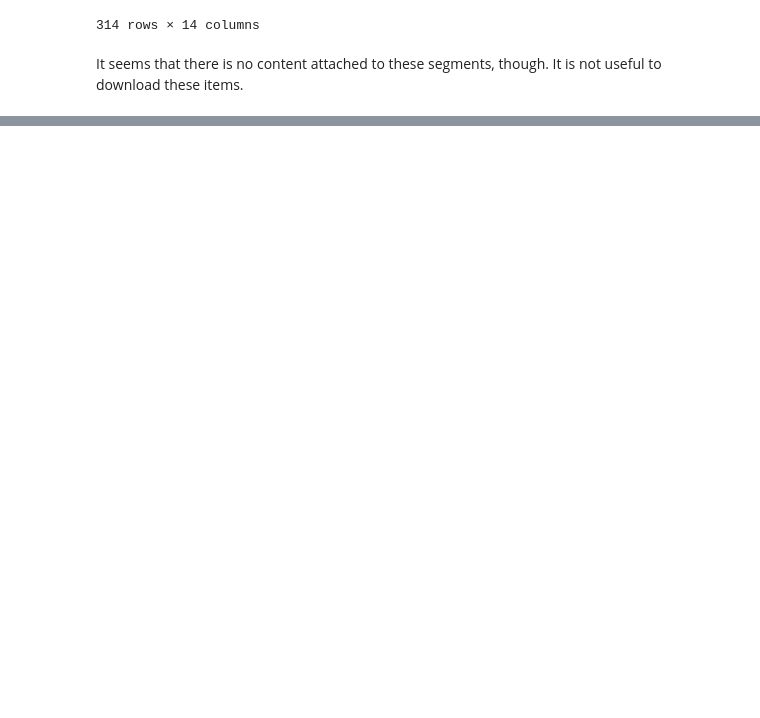
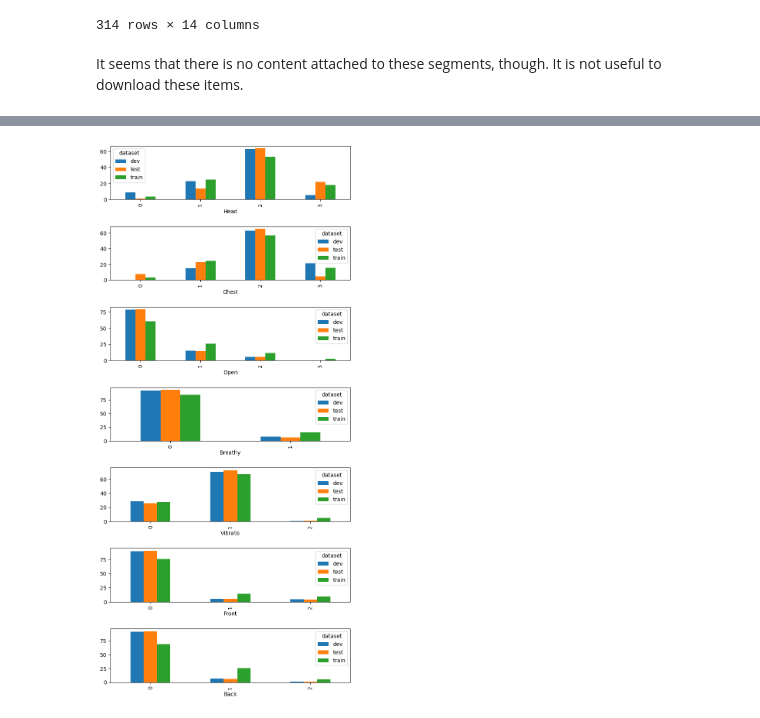
Before and after one commit to mkouhia/singing-voice-quality-regressor, a Jupyter notebook: notebooks/01 SVQTD dataset exploration.ipynb, the cells around one changed output, grey strips where cells are left out. Saved outputs shown, nothing was run; the diff lists cells and outputs as text; code cells hidden in the pictures; blank space fills up the shorter version.

```diff
--- a/notebooks/01 SVQTD dataset exploration.ipynb
+++ b/notebooks/01 SVQTD dataset exploration.ipynb
@@ -276,0 +310,16 @@ minimum: 0.171 s
+# %%
+train = pd.read_parquet("../data/train_filter.parquet")
+dev = pd.read_parquet("../data/dev_filter.parquet")
+test = pd.read_parquet("../data/test_filter.parquet")
+
+all_data = pd.concat(
+    [
+        train.assign(dataset="train"),
+        dev.assign(dataset="dev"),
+        test.assign(dataset="test"),
+    ],
+    axis=0,
+    ignore_index=True,
+)
+
+all_data.describe()
@@ -276,0 +336,25 @@ minimum: 0.171 s
+# %%
+col_names = ["Head", "Chest", "Open", "Breathy", "Vibrato", "Front", "Back"]
+
+
+def col_summary(col: str):
+    return (
+        all_data.groupby(["dataset", col])
+        .size()
+        .to_frame()
+        .rename(columns={0: "count"})
+        .assign(
+            set_total=lambda df: df.groupby("dataset").transform("sum"),
+            share=lambda df: (df["count"] / df["set_total"]) * 100.0,
+        )
+        .drop(columns=["count", "set_total"])
+        .pivot_table(index=col, values="share", columns="dataset")
+    )
+
+
+fig, axes = plt.subplots(len(col_names), figsize=(8, 18))
+fig.subplots_adjust(hspace=0.5)
+for i, col in enumerate(col_names):
+    col_summary(col).plot.bar(ax=axes[i])
+# %% [output]
+[figure, added]
```
Also changed, not shown: parts of 15 cells of this notebook.
